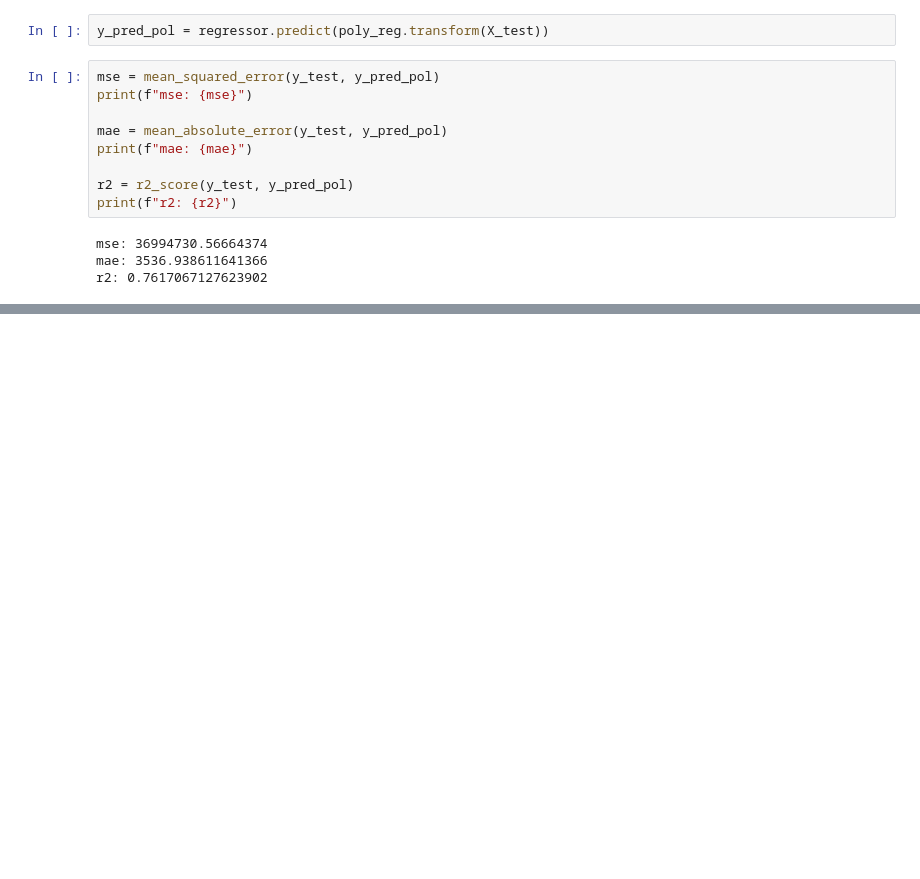
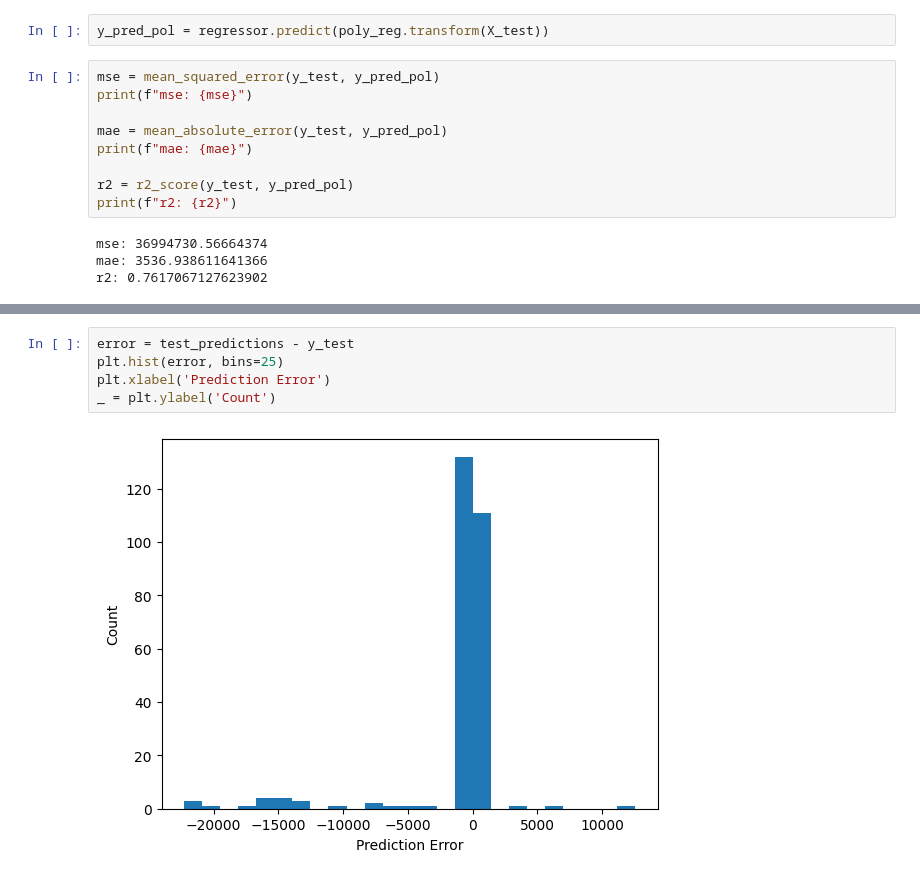
Before and after one commit to solid-miv/predictive-model, a Jupyter notebook: data/preliminary_work.ipynb, the cells around one changed output, grey strips where cells are left out. Drawn from its saved outputs; the diff is of its cells as text; blank space fills up the shorter version.

```diff
--- a/data/preliminary_work.ipynb
+++ b/data/preliminary_work.ipynb
@@ -408,0 +508,7 @@ r2: 0.7617067127623902
+# %%
+error = test_predictions - y_test
+plt.hist(error, bins=25)
+plt.xlabel('Prediction Error')
+_ = plt.ylabel('Count')
+# %% [output]
+[figure, added]
```
Also changed, not shown: parts of 21 cells of this notebook.
